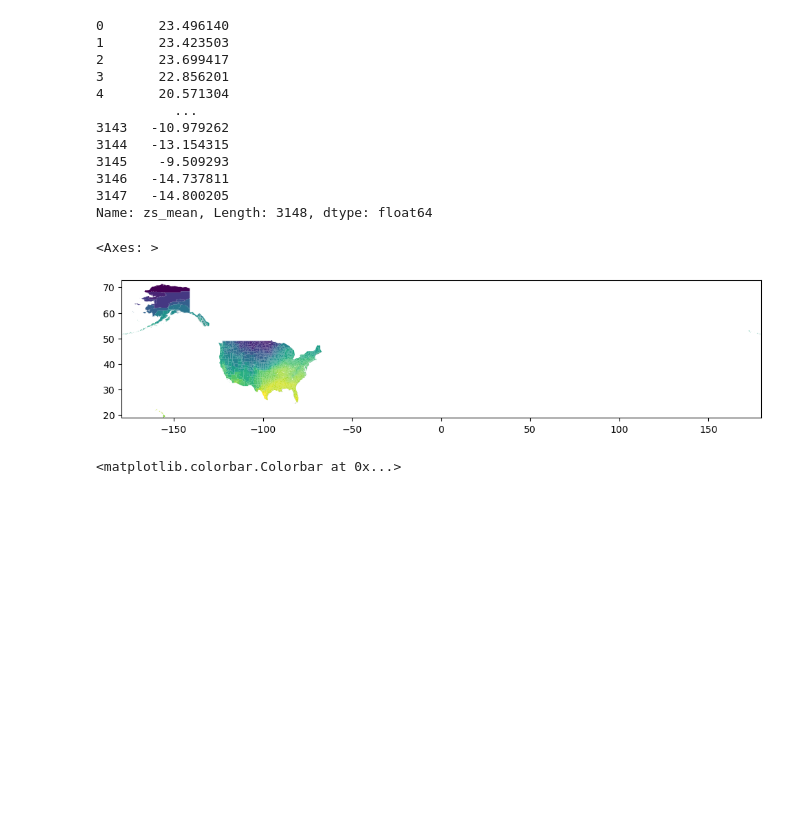
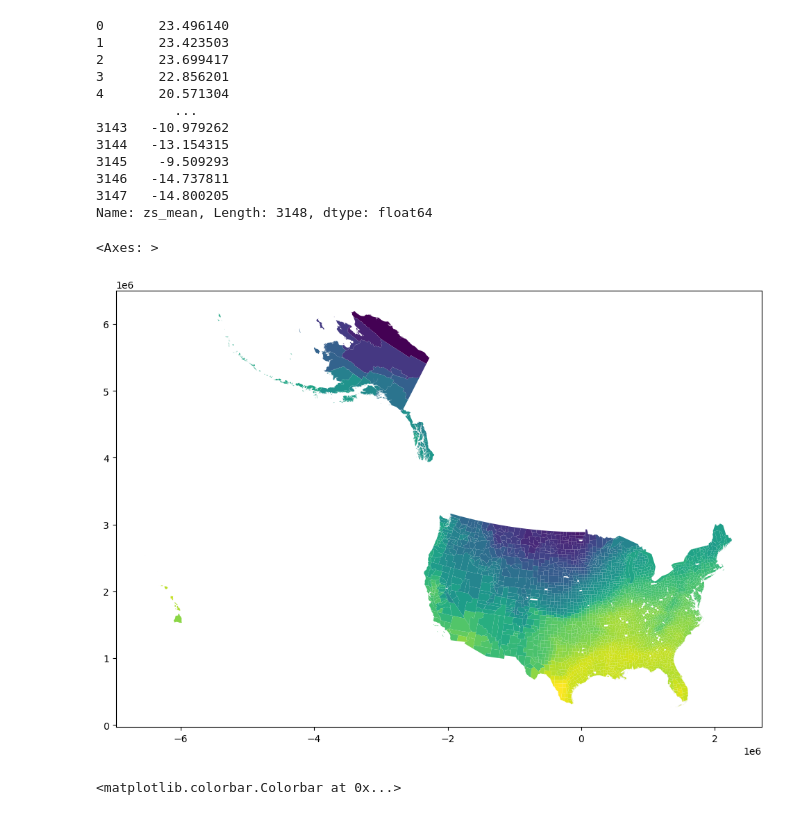
Before and after one commit to adisaljusi/copernicus-climate, a Jupyter notebook: reanalysis/2m-temperature/2m-temperature-usa.ipynb, the cells around one changed output. Drawn from its saved outputs; the diff is of its cells as text; code cells hidden in the pictures; blank space fills up the shorter version.

Commit message:
projection map to EPSG:5070

```diff
--- a/reanalysis/2m-temperature/2m-temperature-usa.ipynb
+++ b/reanalysis/2m-temperature/2m-temperature-usa.ipynb
@@ -98,16 +98,11 @@ Name: zs_mean, Length: 3148, dtype: float64
 # %%
 fig, ax = plt.subplots(figsize = (12,10))
 
-xlim = (xmin, xmax)
-ylim = (ymin, ymax)
-
-ax.set_xlim(xlim)
-ax.set_ylim(ylim)
-
-gdf_us_states_counties[gdf_us_states_counties['COUNTRY'] != 'Hawaii'].plot(column="zs_mean", ax=ax)
+gdf = gdf_us_states_counties.to_crs('epsg:5070')
+gdf.plot(column="zs_mean", ax=ax)
 # %% [output]
 <Axes: >
-[figure, old version]
+[figure, new version]
 # %%
 plt.contourf(cds_dataset['t2m'][0,:,:])
 plt.colorbar()
```
